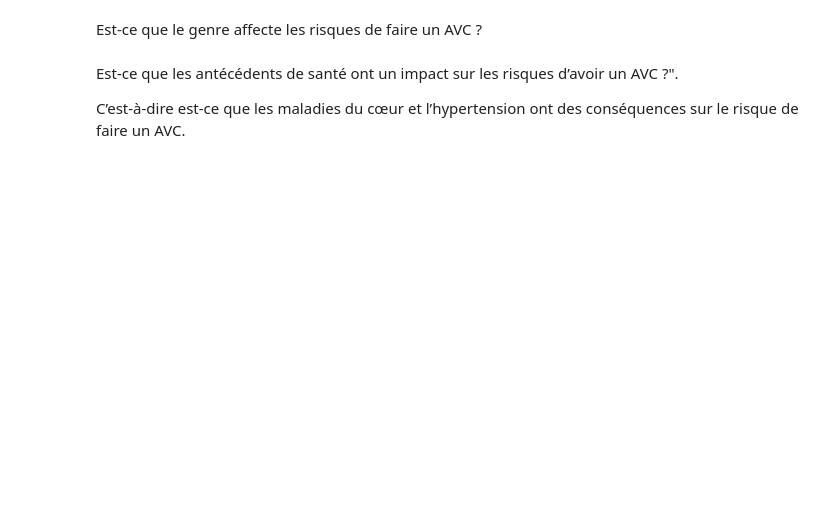
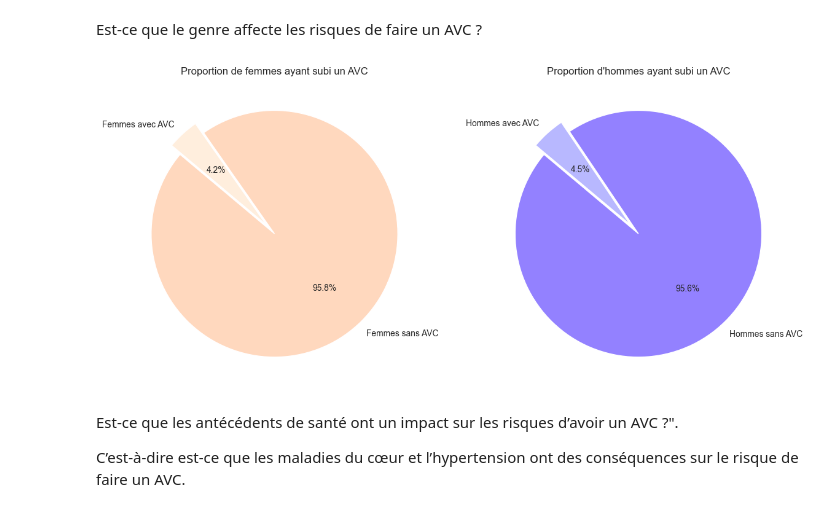
Before and after one commit to VpourVictor/DATA_Visualisation, a Jupyter notebook: Final.ipynb, the cells around one changed output. Drawn from its saved outputs; the diff is of its cells as text; code cells hidden in the pictures; blank space fills up the shorter version.

```diff
--- a/Final.ipynb
+++ b/Final.ipynb
@@ -59,3 +78,47 @@ df = init_traitement_DB()
+# %%
+df = init_traitement_DB()
+femmes = df[df["gender"] == "Female"]
+hommes = df[df["gender"]== "Male"]
+
+total_female = len(femmes)
+
+female_strokes = femmes[femmes['stroke'] == 1]
+total_female_strokes = len(female_strokes)
+
+# Calculer la proportion de femmes ayant subi un AVC
+proportion_female_strokes = total_female_strokes / total_female
+
+male_data = df[df['gender'] == 'Male']
+total_male = len(male_data)
+
+male_strokes = male_data[male_data['stroke'] == 1]
+total_male_strokes = len(male_strokes)
+
+# Calculer la proportion d'hommes ayant subi un AVC
+proportion_male_strokes = total_male_strokes / total_male
+
+plt.figure(figsize=(12, 6))
+
+plt.subplot(1, 2, 1)
+labels_female = ['Femmes sans AVC', 'Femmes avec AVC']
+sizes_female = [total_female - total_female_strokes, total_female_strokes]
+colors_female = ['#FFD8BE', '#FFEEDD']
+explode_female = (0, 0.1)
+plt.pie(sizes_female, explode=explode_female, labels=labels_female, colors=colors_female, autopct='%1.1f%%', startangle=140)
+plt.title('Proportion de femmes ayant subi un AVC')
+
+plt.subplot(1, 2, 2)
+labels_male = ['Hommes sans AVC', 'Hommes avec AVC']
+sizes_male = [total_male - total_male_strokes, total_male_strokes]
+colors_male = ['#9381FF', '#B8B8FF']
+explode_male = (0, 0.1)
+plt.pie(sizes_male, explode=explode_male, labels=labels_male, colors=colors_male, autopct='%1.1f%%', startangle=140)
+plt.title('Proportion d\'hommes ayant subi un AVC')
+
+plt.tight_layout()  # Pour éviter que les graphiques ne se chevauchent
+plt.show()
+# %% [output]
+[figure, added]
 # %% [markdown]
 Est-ce que les antécédents de santé ont un impact sur les risques d’avoir un AVC ?".
 
```
Also changed, not shown: parts of 48 cells of this notebook.
